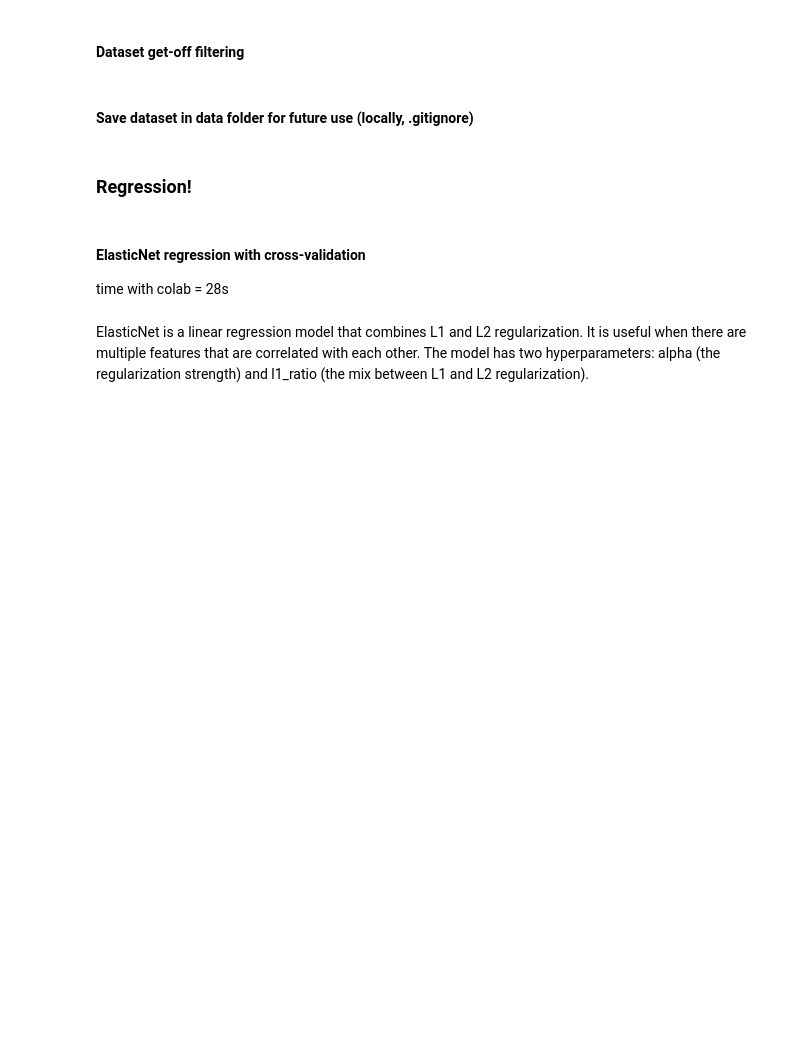
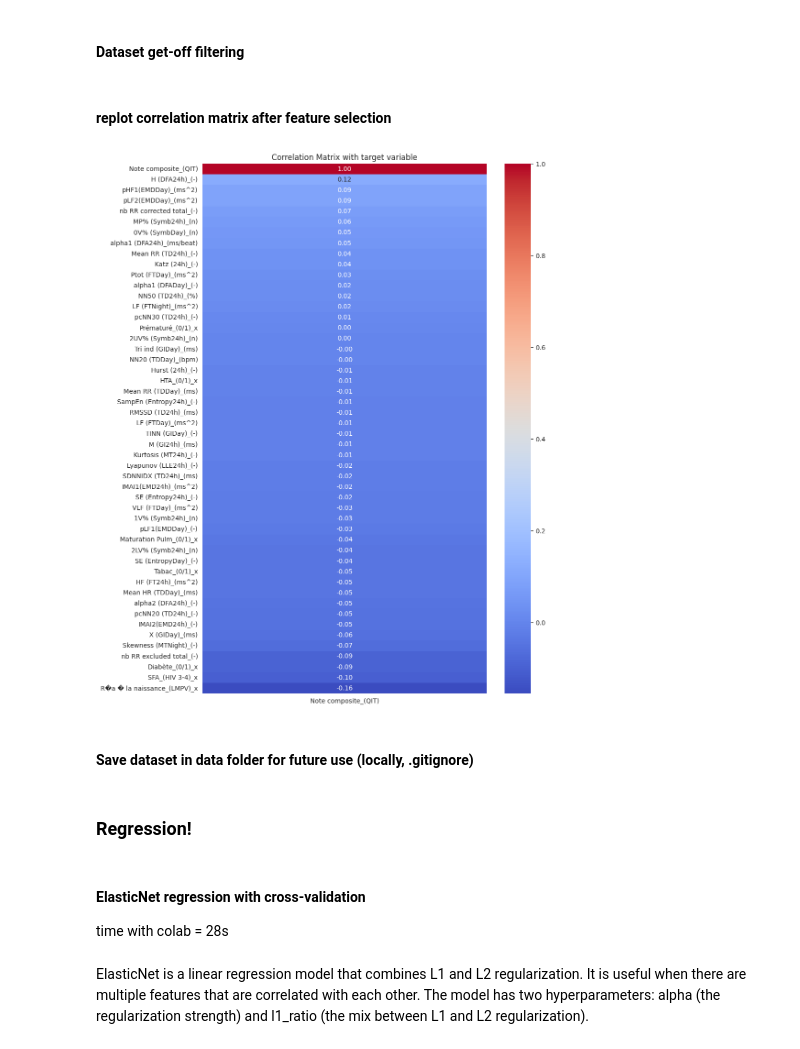
Before and after one commit to 1p0tato1/FSIQ-from-ECG, a Jupyter notebook: GroupA/Mateo/method3.ipynb, the cells around one changed output. Drawn from its saved outputs; the diff is of its cells as text; code cells hidden in the pictures; blank space fills up the shorter version.

```diff
--- a/GroupA/Mateo/method3.ipynb
+++ b/GroupA/Mateo/method3.ipynb
@@ -466,6 +717,32 @@ print("nan_counts after imputation: ", np.isnan(X_train_imputed).sum()  )
 ### take off the columns that are related to the WPPSI results
 
 df_merged_lasso_selected_no_wppsi = df_merged_lasso_selected
+# %% [markdown]
+#### replot correlation matrix after feature selection
+# %%
+#we use X_train_imputed and y for plots, correlation ranking with y
+
+plt.figure(figsize=(10, 15))
+#compute correlation matrix with y
+sns.heatmap(df_took_off.corr()[[AFTER_MERGE_TARGET_VARIABLE]].sort_values(by=AFTER_MERGE_TARGET_VARIABLE, ascending=False), annot=True, cmap="coolwarm", fmt=".2f", square=False, cbar_kws={"shrink": 1.0})
+plt.title("Correlation Matrix with target variable")
+plt.savefig(os.path.join(write_path_plots, "correlation_matrix_with_target_variable.png"), dpi=300)
+plt.show()
+
+#save plot as png at path WRITE_PATH_PLOTS
+
+write_path_plots = os.getenv("WRITE_PATH_PLOTS")
+if not os.path.exists(write_path_plots):
+    os.makedirs(write_path_plots)
+    print(f"Created plots directory: {write_path_plots}")
+
+
+
+#save correlation matrix as csv at path WRITE_PATH_PLOTS
+corr_matrix = df_took_off.corr()[[AFTER_MERGE_TARGET_VARIABLE]]
+corr_matrix.to_csv(os.path.join(write_path, "correlation_matrix_with_target_variable.csv"))
+# %% [output]
+[figure, added]
 # %% [markdown]
 #### Save dataset in data folder for future use (locally, .gitignore)
 # %%
```
Also changed, not shown: parts of 34 cells of this notebook.
